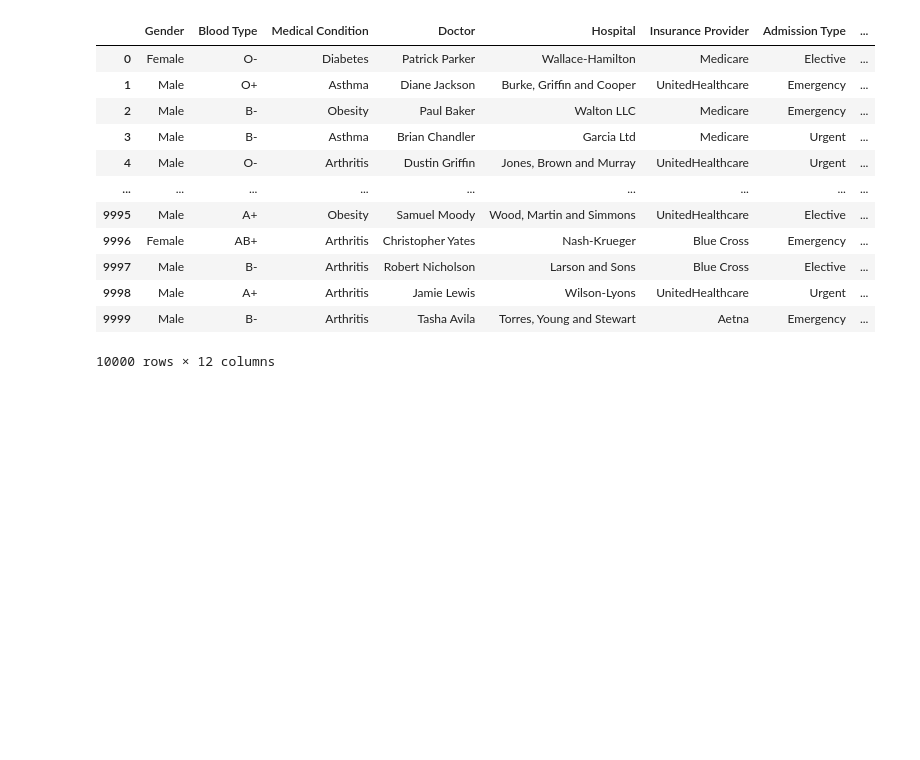
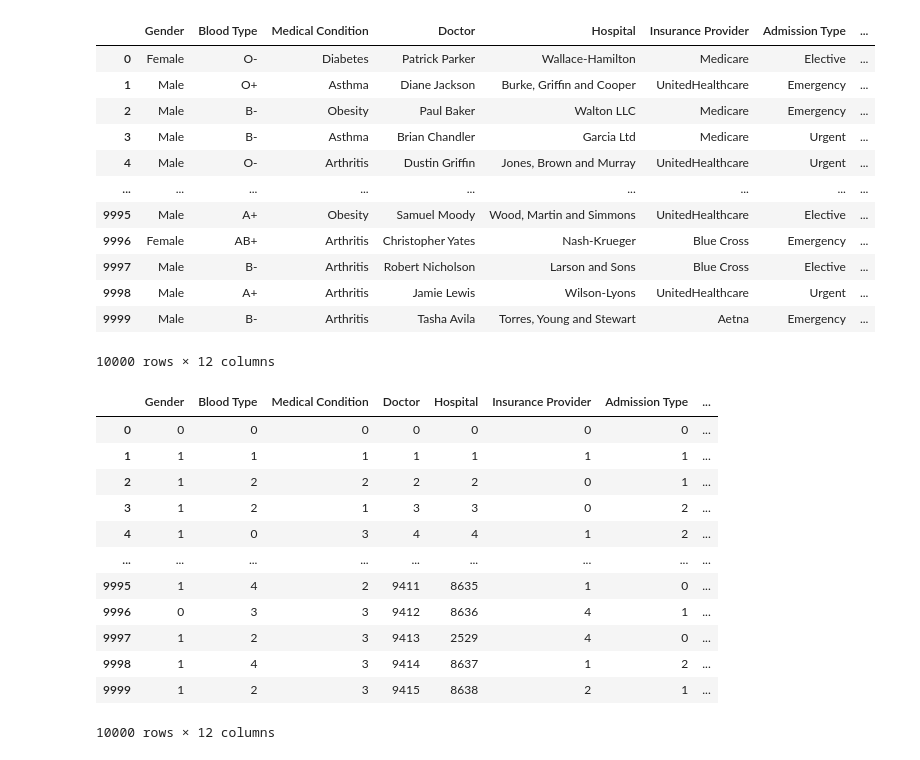
Before and after one commit to saravanans200/Datadrift_POC_with_health_data, a Jupyter notebook: Datadrift.ipynb, the cells around one changed output. Cells and saved outputs as stored; diff of their text form; code cells hidden in the pictures; blank space fills up the shorter version.

Commit message:
last Data analysis 11-Dec-2023 21:17 saravana

```diff
--- a/Datadrift.ipynb
+++ b/Datadrift.ipynb
@@ -350,3 +385,44 @@ input_data
 | 9998 | Male | A+ | Arthritis | Jamie Lewis | Wilson-Lyons | UnitedHealthcare | Urgent | ... |
 | 9999 | Male | B- | Arthritis | Tasha Avila | Torres, Young and Stewart | Aetna | Emergency | ... |
 10000 rows × 12 columns
+# %%
+#encoding input
+def encoding(categorical,df):
+    num_categorical = len(categorical)
+    cat_dict = {}
+    for i in categorical:
+        lst = df[i].unique()
+        list_length = len(lst)
+        num = 0
+        cat_val_inside = {}
+        for j in lst:
+            cat_val_inside[j]=num
+            num+=1
+        cat_dict[i]=cat_val_inside
+    return cat_dict
+# %%
+categorical_cols = input_data.select_dtypes(include=['object','category']).columns
+numberical_cols = input_data.select_dtypes(exclude='object').columns
+categorical=[]
+for cat in categorical_cols:
+    categorical.append(cat)
+numerical=[]
+for num in numberical_cols:
+    numerical.append(num)
+encoded_data = input_data.replace(encoding(categorical,input_data))
+# %%
+encoded_data
+# %% [output]
+|  | Gender | Blood Type | Medical Condition | Doctor | Hospital | Insurance Provider | Admission Type | ... |
+| 0 | 0 | 0 | 0 | 0 | 0 | 0 | 0 | ... |
+| 1 | 1 | 1 | 1 | 1 | 1 | 1 | 1 | ... |
+| 2 | 1 | 2 | 2 | 2 | 2 | 0 | 1 | ... |
+| 3 | 1 | 2 | 1 | 3 | 3 | 0 | 2 | ... |
+| 4 | 1 | 0 | 3 | 4 | 4 | 1 | 2 | ... |
+| ... | ... | ... | ... | ... | ... | ... | ... | ... |
+| 9995 | 1 | 4 | 2 | 9411 | 8635 | 1 | 0 | ... |
+| 9996 | 0 | 3 | 3 | 9412 | 8636 | 4 | 1 | ... |
+| 9997 | 1 | 2 | 3 | 9413 | 2529 | 4 | 0 | ... |
+| 9998 | 1 | 4 | 3 | 9414 | 8637 | 1 | 2 | ... |
+| 9999 | 1 | 2 | 3 | 9415 | 8638 | 2 | 1 | ... |
+10000 rows × 12 columns
```
Also changed, not shown: parts of 38 cells of this notebook.
